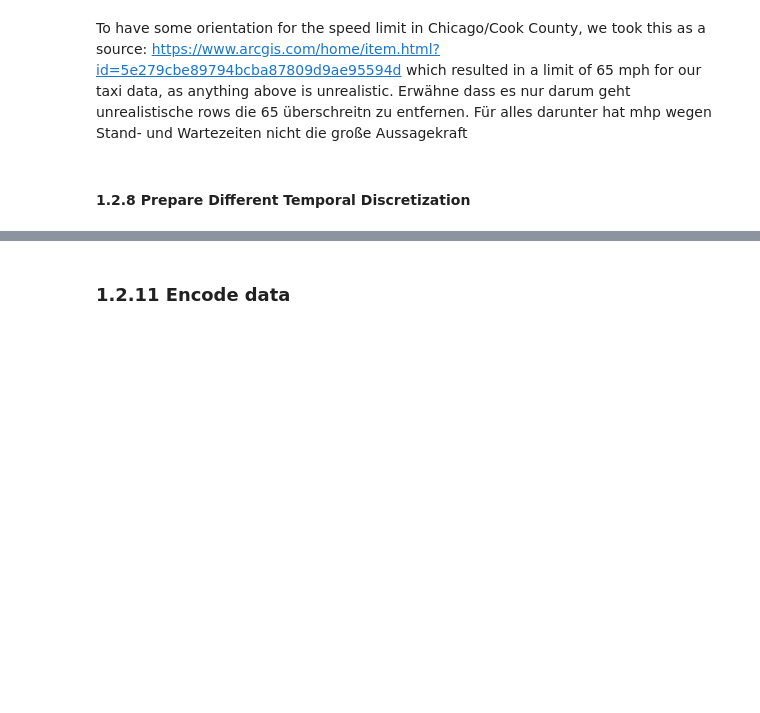
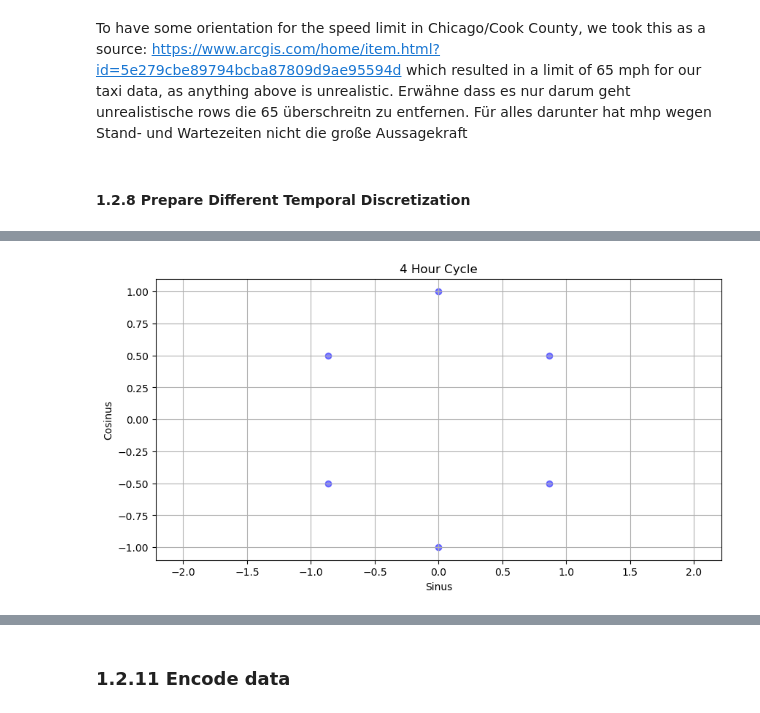
Before and after one commit to madxox/AAA_Teamassignment, a Jupyter notebook: 01_preparation_taxidata_jl.ipynb, the cells around one changed output, grey strips where cells are left out. Saved outputs shown, nothing was run; the diff lists cells and outputs as text; code cells hidden in the pictures; blank space fills up the shorter version.

```diff
--- a/01_preparation_taxidata_jl.ipynb
+++ b/01_preparation_taxidata_jl.ipynb
@@ -502,0 +505,4 @@ plt.show()
+# %%
+plot_sin_cos_features('4_hour_window_sin', '4_hour_window_cos', '4 Hour')
+# %% [output]
+[figure, added]
```
Also changed, not shown: parts of 6 cells of this notebook.
